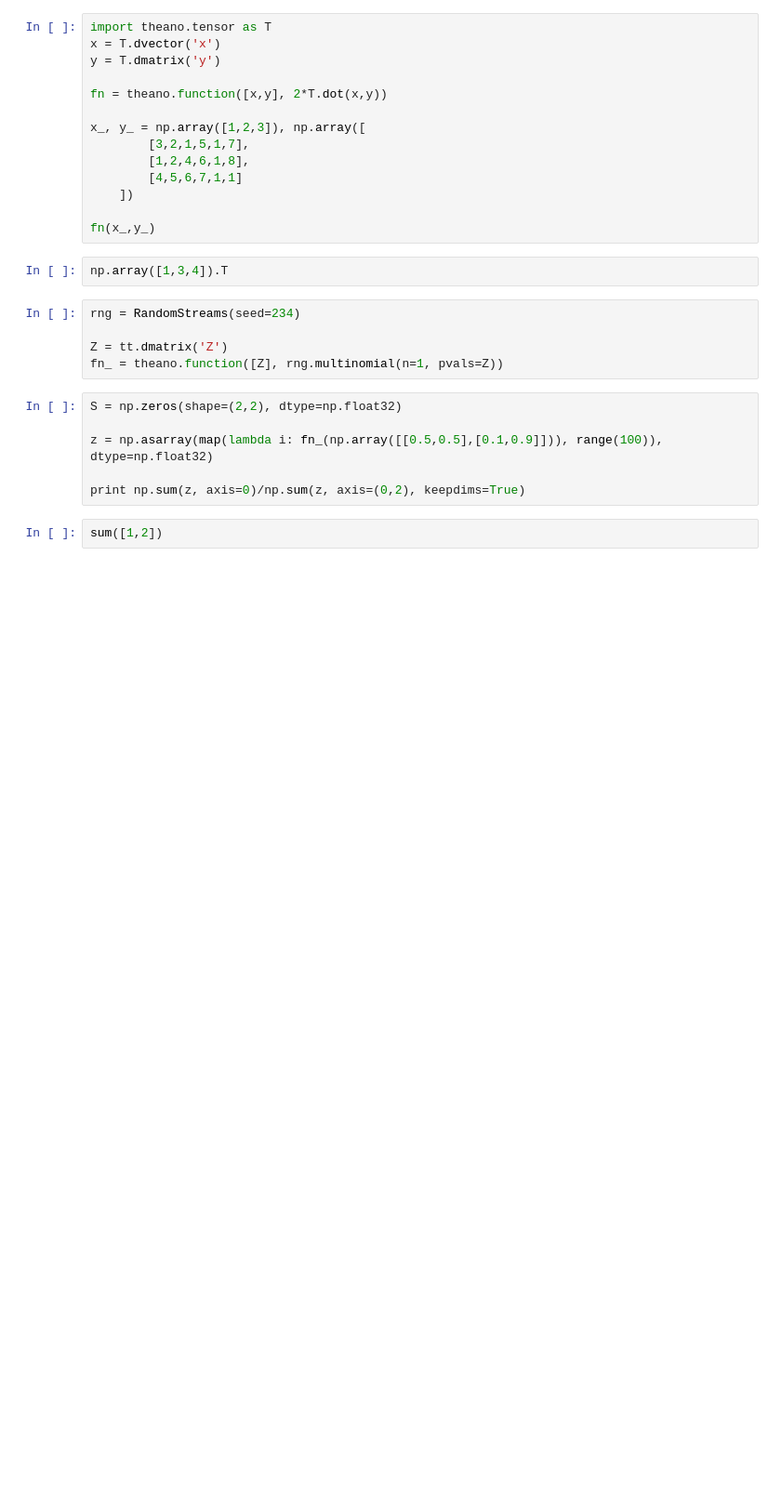
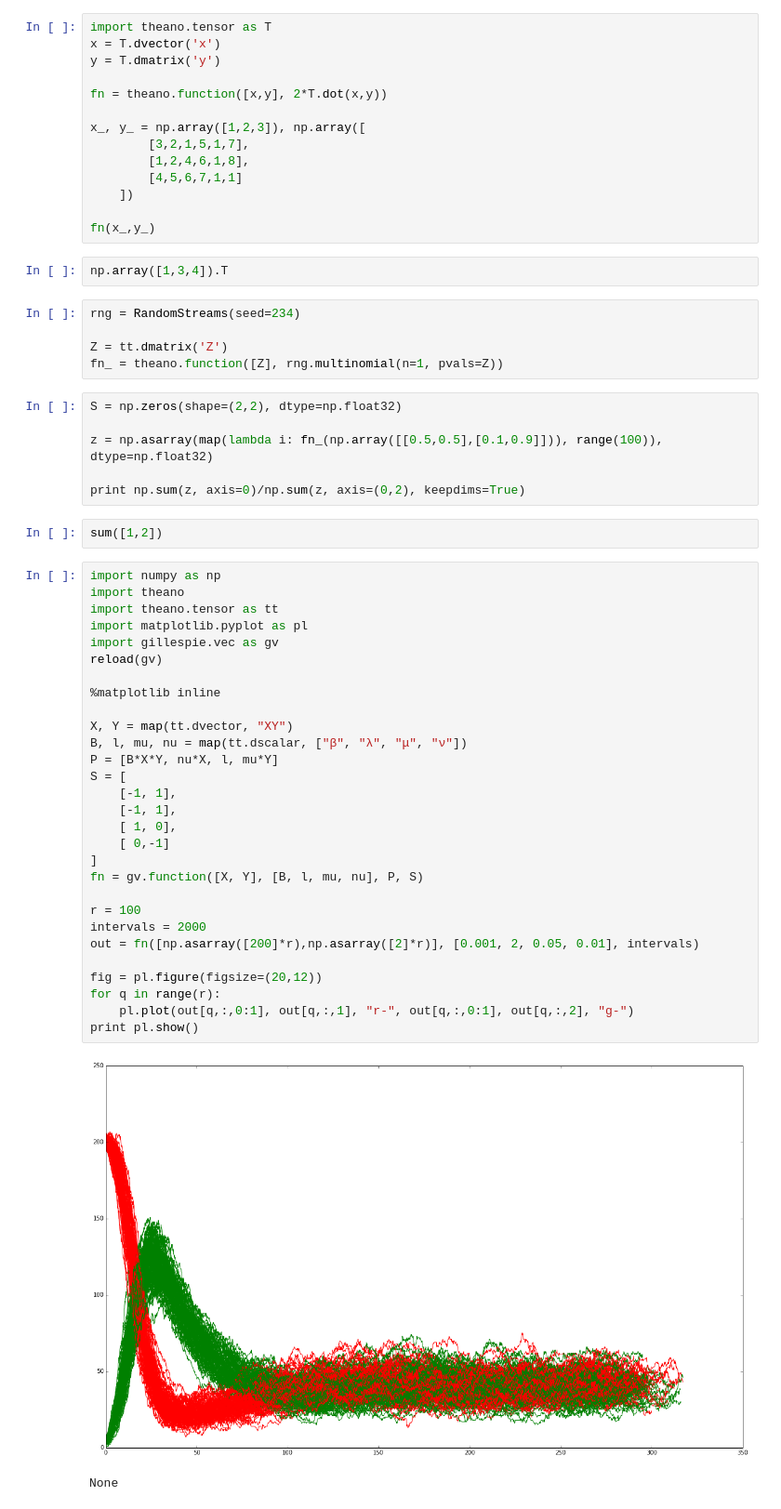
Before and after one commit to leighton/gillespie, a Jupyter notebook: examples/pred_prey.ipynb, the cells around one changed output. Shown at 93% size. Cells and saved outputs as stored; diff of their text form; blank space fills up the shorter version.

```diff
--- a/examples/pred_prey.ipynb
+++ b/examples/pred_prey.ipynb
@@ -232,3 +232,35 @@ z = np.asarray(map(lambda i: fn_(np.array([[0.5,0.5],[0.1,0.9]])), range(100)),
 print np.sum(z, axis=0)/np.sum(z, axis=(0,2), keepdims=True)
 # %%
 sum([1,2])
+# %%
+import numpy as np
+import theano
+import theano.tensor as tt
+import matplotlib.pyplot as pl
+import gillespie.vec as gv
+reload(gv)
+
+%matplotlib inline
+
+X, Y = map(tt.dvector, "XY")
+B, l, mu, nu = map(tt.dscalar, ["β", "λ", "μ", "ν"])
+P = [B*X*Y, nu*X, l, mu*Y]
+S = [
+    [-1, 1],
+    [-1, 1],
+    [ 1, 0],
+    [ 0,-1]
+]
+fn = gv.function([X, Y], [B, l, mu, nu], P, S)
+
+r = 100
+intervals = 2000
+out = fn([np.asarray([200]*r),np.asarray([2]*r)], [0.001, 2, 0.05, 0.01], intervals)
+
+fig = pl.figure(figsize=(20,12))
+for q in range(r):
+    pl.plot(out[q,:,0:1], out[q,:,1], "r-", out[q,:,0:1], out[q,:,2], "g-")
+print pl.show()
+# %% [output]
+[figure, added]
+None
```
Also changed, not shown: parts of 3 cells of this notebook, 3 other files.
